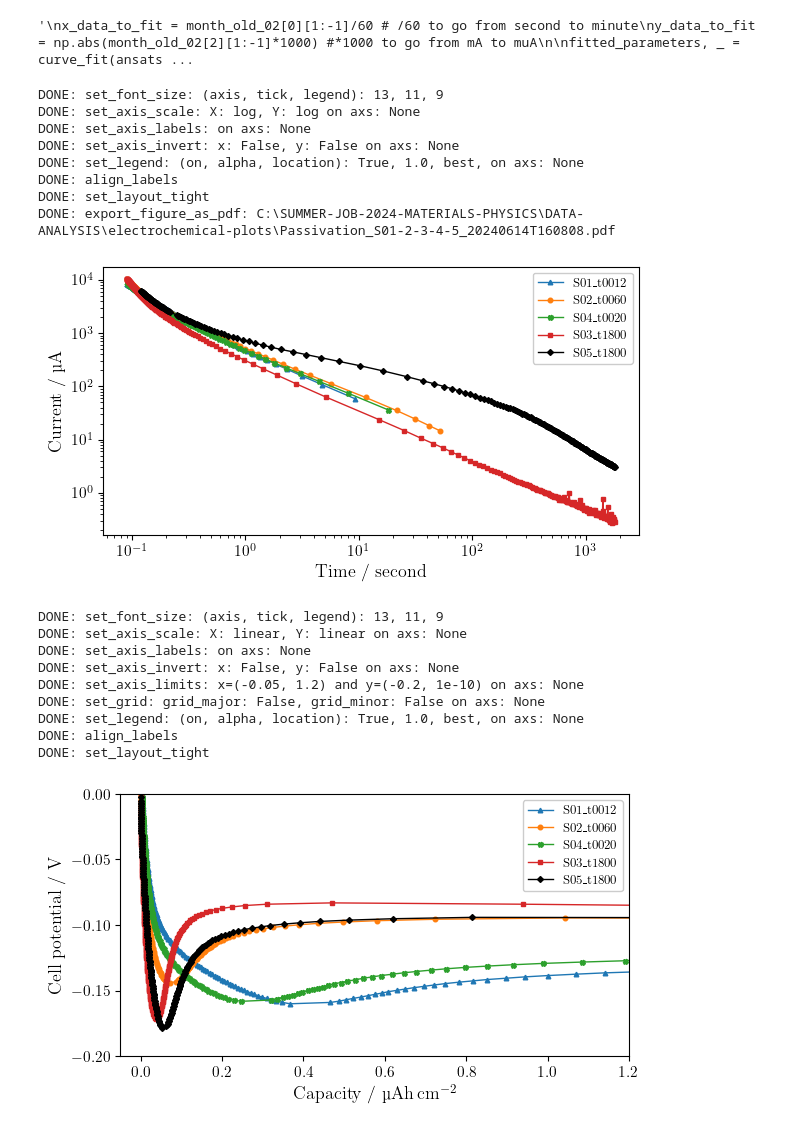
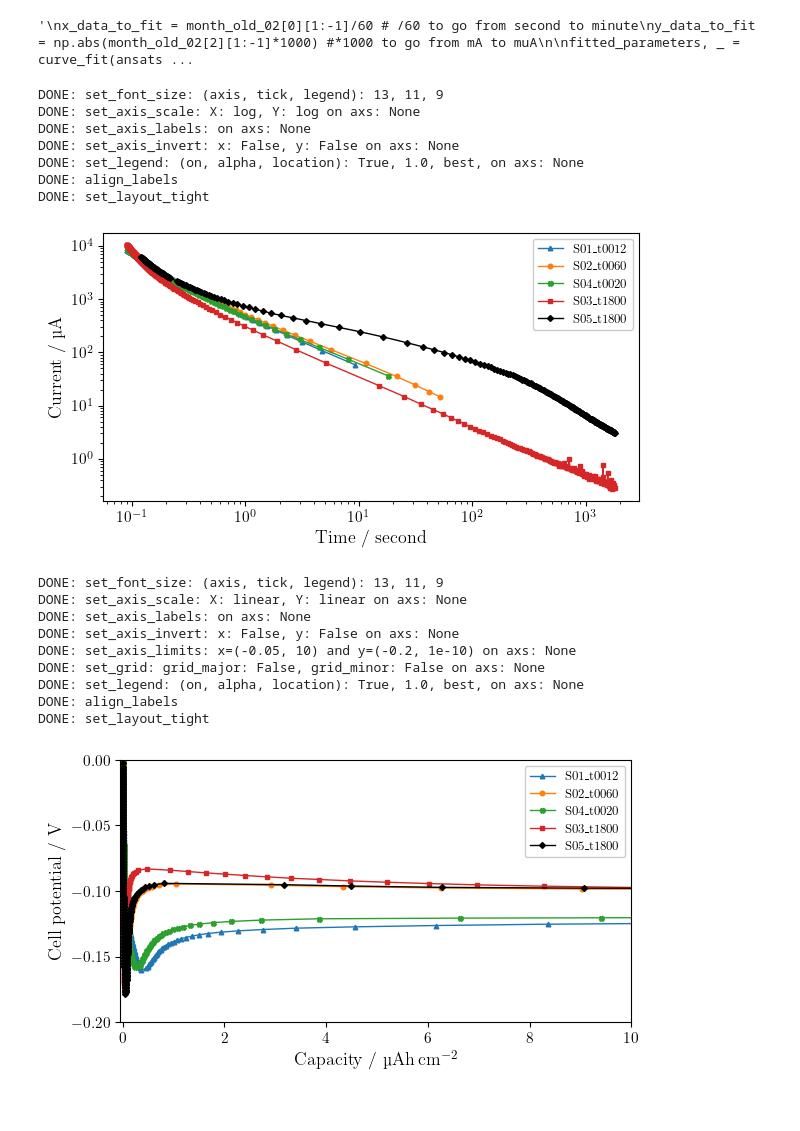
Before and after one commit to GottfridOlsson/SUMMER-JOB-2024-MATERIALS-PHYSICS, a Jupyter notebook: PYTHON/electrochemical-plots.ipynb, the cells around one changed output. Drawn from its saved outputs; the diff is of its cells as text; code cells hidden in the pictures.

Commit message:
Data-organizing

```diff
--- a/PYTHON/electrochemical-plots.ipynb
+++ b/PYTHON/electrochemical-plots.ipynb
@@ -92,7 +94,7 @@ def ansats_passivationCurrent_vs_time(x, a):
 # %%
 # Root paths #
 data_root_path = "C:\\SUMMER-JOB-2024-MATERIALS-PHYSICS\\EXPERIMENTAL\\DATA\\Electrochemical-cycling\\"
-S_series = "I-cell_S-series\\"
+S_series = "S-series\\"
 electrochemical_figures_export_root_path = 'C:\\SUMMER-JOB-2024-MATERIALS-PHYSICS\\DATA-ANALYSIS\\electrochemical-plots\\'
 # %%
 # Paths for passivation data #
@@ -204,7 +206,6 @@ DONE: set_axis_invert: x: False, y: False on axs: None
 DONE: set_legend: (on, alpha, location): True, 1.0, best, on axs: None
 DONE: align_labels
 DONE: set_layout_tight
-DONE: export_figure_as_pdf: C:\SUMMER-JOB-2024-MATERIALS-PHYSICS\DATA-ANALYSIS\electrochemical-plots\Passivation_S01-2-3-4-5_20240614T160808.pdf
 [figure]
 # %%
 # PLOT SEIDEP: V vs. C #
@@ -214,33 +215,33 @@ fig, axs = plt.subplots(nrows=1, ncols=1, figsize=(fig_width_cm/2.54, fig_height
 
 # Plot your data (axs.plot, .errorbar, .hist, ...) # SEIDEP_sigma_x_MB = [t, V, I, error]
 axs.plot(S01_C0500_capacity, S01_C0500[1], linewidth=1, linestyle='-', marker=markers[0], markersize=marker_sizes[0], label="S01_t0012") #color=five_grayscale_colors[0],
 axs.plot(S02_C0500_capacity, S02_C0500[1], linewidth=1, linestyle='-', marker=markers[1], markersize=marker_sizes[1], label="S02_t0060") #color=five_grayscale_colors[1],
 axs.plot(S04_C0500_capacity, S04_C0500[1], linewidth=1, linestyle='-', marker=markers[3], markersize=marker_sizes[3], label="S04_t0020") #color=five_grayscale_colors[3],
 axs.plot(S03_C0500_capacity, S03_C0500[1], linewidth=1, linestyle='-', marker=markers[2], markersize=marker_sizes[2], label="S03_t1800") #color=five_grayscale_colors[2],
 axs.plot(S05_C0500_capacity, S05_C0500[1], linewidth=1, linestyle='-', marker=markers[4], markersize=marker_sizes[4], label="S05_t1800", color='k') #color=five_grayscale_colors[4],
 
 # Settings for each axis (axs)
 f.set_font_size(axis=font_size_axis, tick=font_size_tick, legend=font_size_legend)
 f.set_axis_scale(   axs, xScale_string='linear', yScale_string='linear')
 f.set_axis_labels(  axs, x_label='Capacity / \\textmu Ah\\,cm$^{-2}$', y_label='Cell potential / V')
 f.set_axis_invert(  axs, x_invert=False, y_invert=False)
-f.set_axis_limits(  axs, xmin=-0.05, xmax=1.2, ymin=-0.20, ymax=0.0000000001)  # xmax=50.05, ymin=-0.21, ymax=0.01)
+f.set_axis_limits(  axs, xmin=-0.05, xmax=10, ymin=-0.20, ymax=0.0000000001)  # xmax=50.05, ymin=-0.21, ymax=0.01)
 f.set_grid(         axs, grid_major_on=grid_major, grid_major_linewidth=0.7, grid_minor_on=grid_minor, grid_minor_linewidth=0.3) # set_grid must be after set_axis_scale for some reason (at least with 'log')
 f.set_legend(       axs, legend_on=legend_on, alpha=1.0, location='best')
 f.align_labels(fig)
 f.set_layout_tight(fig)
 
 #PDF_path_deposition = electrochemical_figures_export_root_path + 'Deposition_higher-C_S01-2-3-4_' + get_current_date_and_time_as_ISO8601_string() + '.pdf'
 #f.export_figure_as_pdf(PDF_path_deposition)
 plt.show()
 # %% [output]
 DONE: set_font_size: (axis, tick, legend): 13, 11, 9
 DONE: set_axis_scale: X: linear, Y: linear on axs: None
 DONE: set_axis_labels: on axs: None
 DONE: set_axis_invert: x: False, y: False on axs: None
-DONE: set_axis_limits: x=(-0.05, 1.2) and y=(-0.2, 1e-10) on axs: None
+DONE: set_axis_limits: x=(-0.05, 10) and y=(-0.2, 1e-10) on axs: None
 DONE: set_grid: grid_major: False, grid_minor: False on axs: None
 DONE: set_legend: (on, alpha, location): True, 1.0, best, on axs: None
 DONE: align_labels
 DONE: set_layout_tight
-[figure, old version]
+[figure, new version]
```
Also changed, not shown: parts of 2 cells of this notebook, 40 other files.
